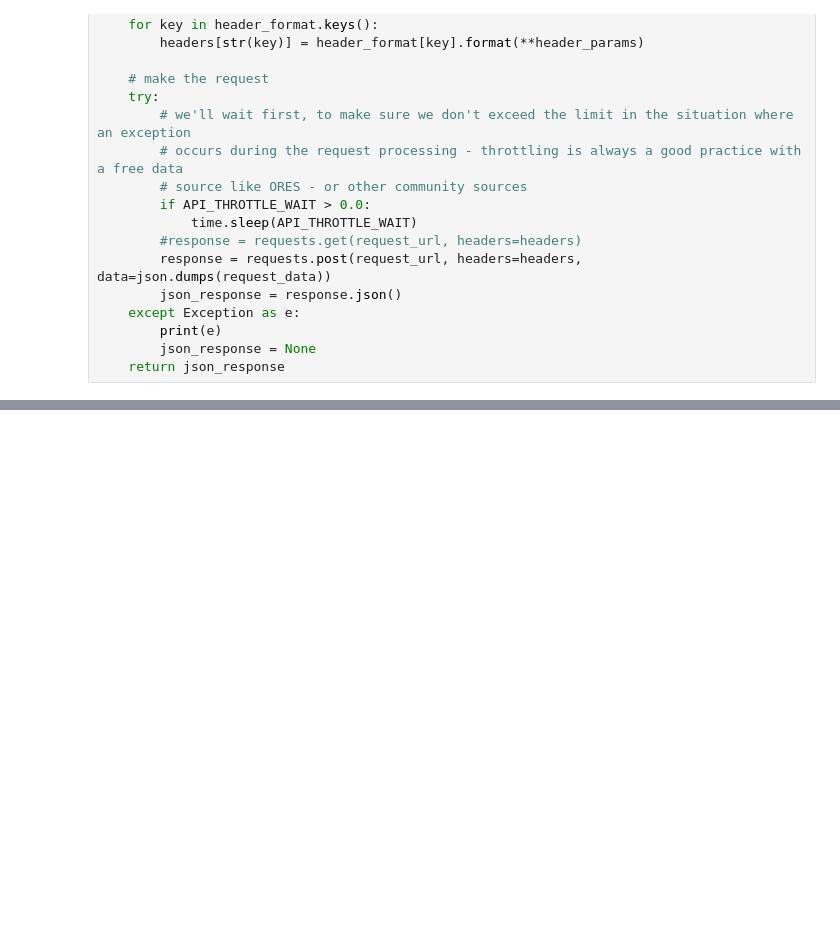
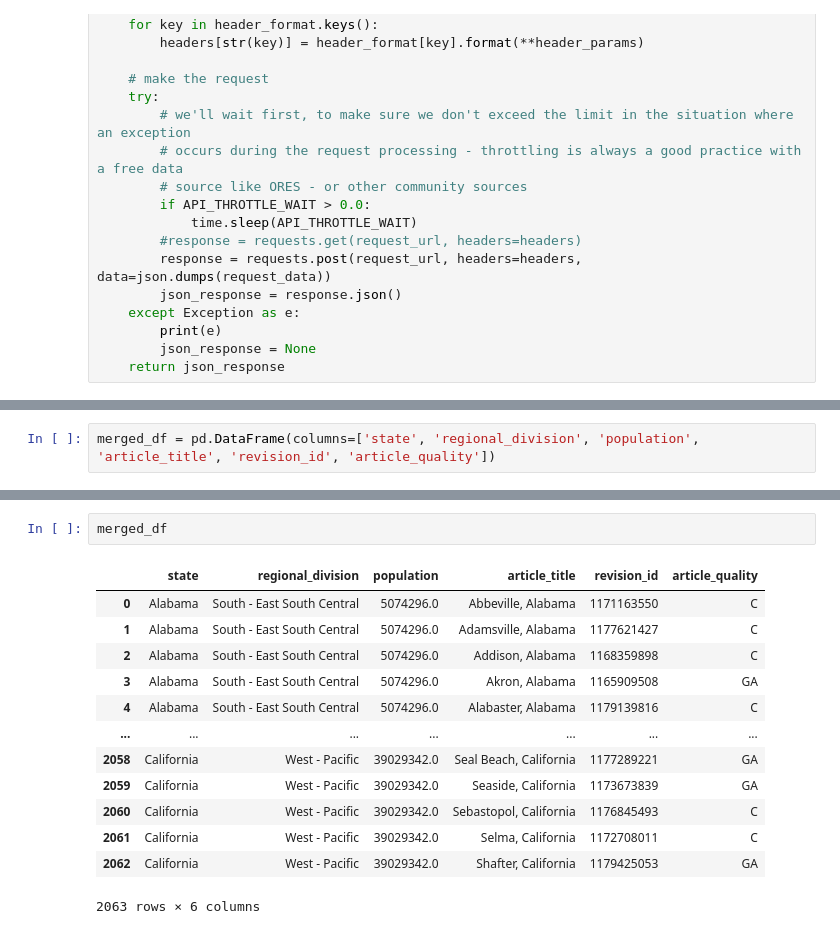
Before and after one commit to ameyabhamare/data-512-homework_2, a Jupyter notebook: solution_notebook.ipynb, the cells around one changed output, grey strips where cells are left out. Drawn from its saved outputs; the diff is of its cells as text; blank space fills up the shorter version.

```diff
--- a/solution_notebook.ipynb
+++ b/solution_notebook.ipynb
@@ -195,0 +267,2 @@ def request_ores_score_per_article(article_revid = None, email_address=None, acc
+# %%
+merged_df = pd.DataFrame(columns=['state', 'regional_division', 'population', 'article_title', 'revision_id', 'article_quality'])
@@ -212 +305,17 @@ C
 KeyboardInterrupt:
+# %%
+merged_df
+# %% [output]
+|  | state | regional_division | population | article_title | revision_id | article_quality |
+| 0 | Alabama | South - East South Central | 5074296.0 | Abbeville, Alabama | 1171163550 | C |
+| 1 | Alabama | South - East South Central | 5074296.0 | Adamsville, Alabama | 1177621427 | C |
+| 2 | Alabama | South - East South Central | 5074296.0 | Addison, Alabama | 1168359898 | C |
+| 3 | Alabama | South - East South Central | 5074296.0 | Akron, Alabama | 1165909508 | GA |
+| 4 | Alabama | South - East South Central | 5074296.0 | Alabaster, Alabama | 1179139816 | C |
+| ... | ... | ... | ... | ... | ... | ... |
+| 2058 | California | West - Pacific | 39029342.0 | Seal Beach, California | 1177289221 | GA |
+| 2059 | California | West - Pacific | 39029342.0 | Seaside, California | 1173673839 | GA |
+| 2060 | California | West - Pacific | 39029342.0 | Sebastopol, California | 1176845493 | C |
+| 2061 | California | West - Pacific | 39029342.0 | Selma, California | 1172708011 | C |
+| 2062 | California | West - Pacific | 39029342.0 | Shafter, California | 1179425053 | GA |
+2063 rows × 6 columns
```
Also changed, not shown: parts of 24 cells of this notebook, 2 other files.
